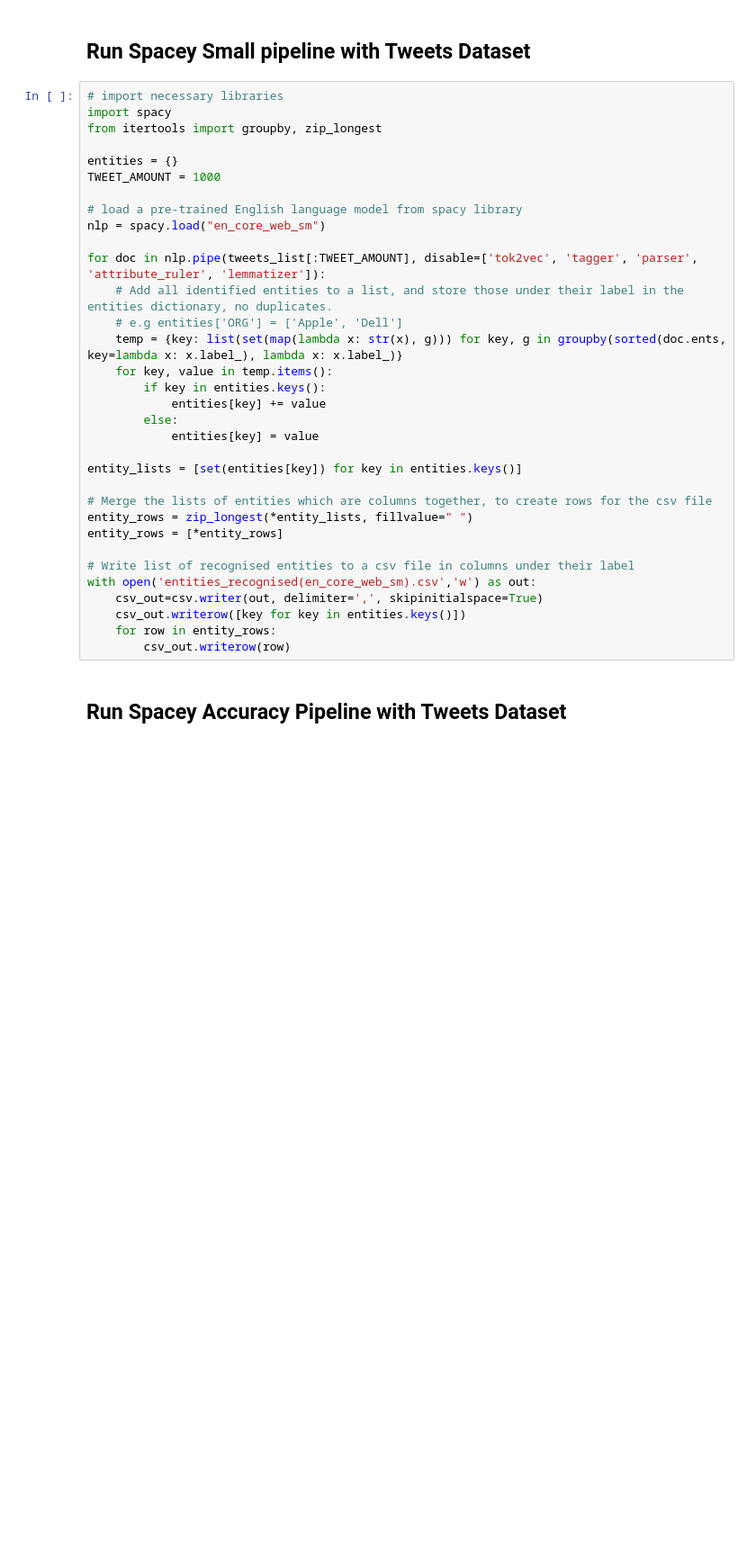
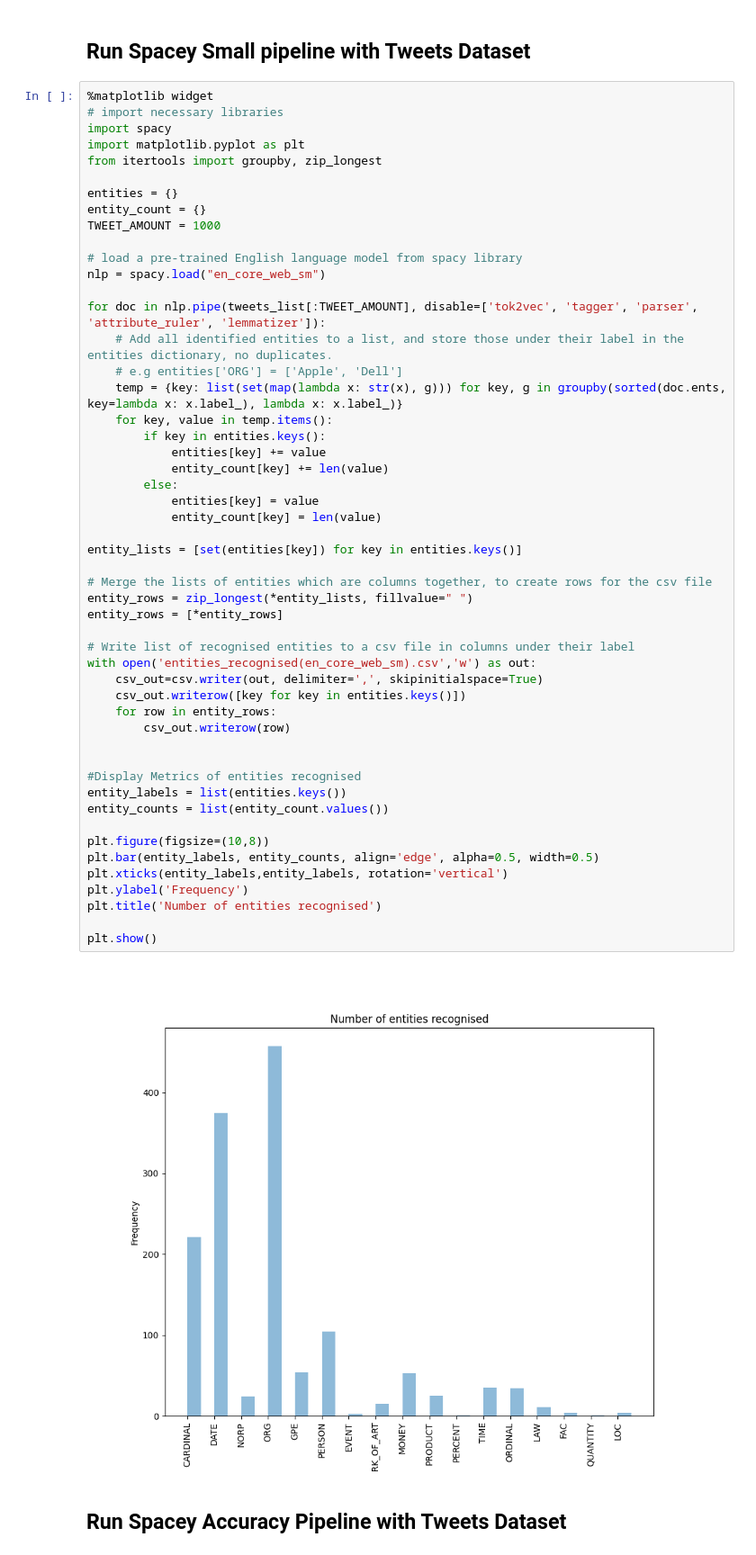
Before and after one commit to faitholopade/SWENG-Named-Entity-Recognition-Model, a Jupyter notebook: Software Implementations/V1.1 NER - Spacy.ipynb, the cells around one changed output. Shown: that part at 90% size. Saved outputs shown, nothing was run; the diff lists cells and outputs as text; blank space fills up the shorter version.

Commit message:
Added plots for entity detection frequency

```diff
--- a/Software Implementations/V1.1 NER - Spacy.ipynb
+++ b/Software Implementations/V1.1 NER - Spacy.ipynb
@@ -31,38 +31,58 @@
 # %% [markdown]
 ## Run Spacey Small pipeline with Tweets Dataset
 # %%
+%matplotlib widget
 # import necessary libraries
 import spacy
+import matplotlib.pyplot as plt
 from itertools import groupby, zip_longest
 
 entities = {}
+entity_count = {}
 TWEET_AMOUNT = 1000
 
 # load a pre-trained English language model from spacy library
 nlp = spacy.load("en_core_web_sm")
 
 for doc in nlp.pipe(tweets_list[:TWEET_AMOUNT], disable=['tok2vec', 'tagger', 'parser', 'attribute_ruler', 'lemmatizer']):
     # Add all identified entities to a list, and store those under their label in the entities dictionary, no duplicates.
     # e.g entities['ORG'] = ['Apple', 'Dell']
     temp = {key: list(set(map(lambda x: str(x), g))) for key, g in groupby(sorted(doc.ents, key=lambda x: x.label_), lambda x: x.label_)}
     for key, value in temp.items():
         if key in entities.keys():
             entities[key] += value
+            entity_count[key] += len(value)
         else:
             entities[key] = value
+            entity_count[key] = len(value)
 
 entity_lists = [set(entities[key]) for key in entities.keys()]
 
 # Merge the lists of entities which are columns together, to create rows for the csv file
 entity_rows = zip_longest(*entity_lists, fillvalue=" ")
 entity_rows = [*entity_rows]
 
 # Write list of recognised entities to a csv file in columns under their label
 with open('entities_recognised(en_core_web_sm).csv','w') as out:
     csv_out=csv.writer(out, delimiter=',', skipinitialspace=True)
     csv_out.writerow([key for key in entities.keys()])
     for row in entity_rows:
         csv_out.writerow(row)
+
+
+#Display Metrics of entities recognised
+entity_labels = list(entities.keys())
+entity_counts = list(entity_count.values())
+
+plt.figure(figsize=(10,8))
+plt.bar(entity_labels, entity_counts, align='edge', alpha=0.5, width=0.5)
+plt.xticks(entity_labels,entity_labels, rotation='vertical')
+plt.ylabel('Frequency')
+plt.title('Number of entities recognised')
+
+plt.show()
+# %% [output]
+[figure, added]
 # %% [markdown]
 ## Run Spacey Accuracy Pipeline with Tweets Dataset
 # %%
```
Also changed, not shown: parts of 2 cells of this notebook, 2 other files.
